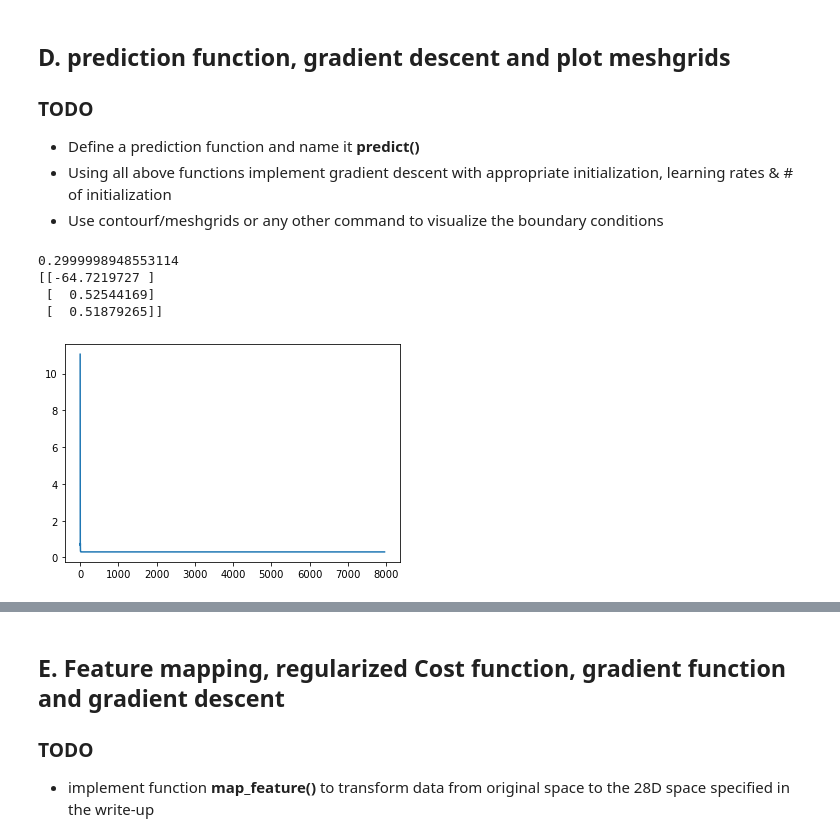
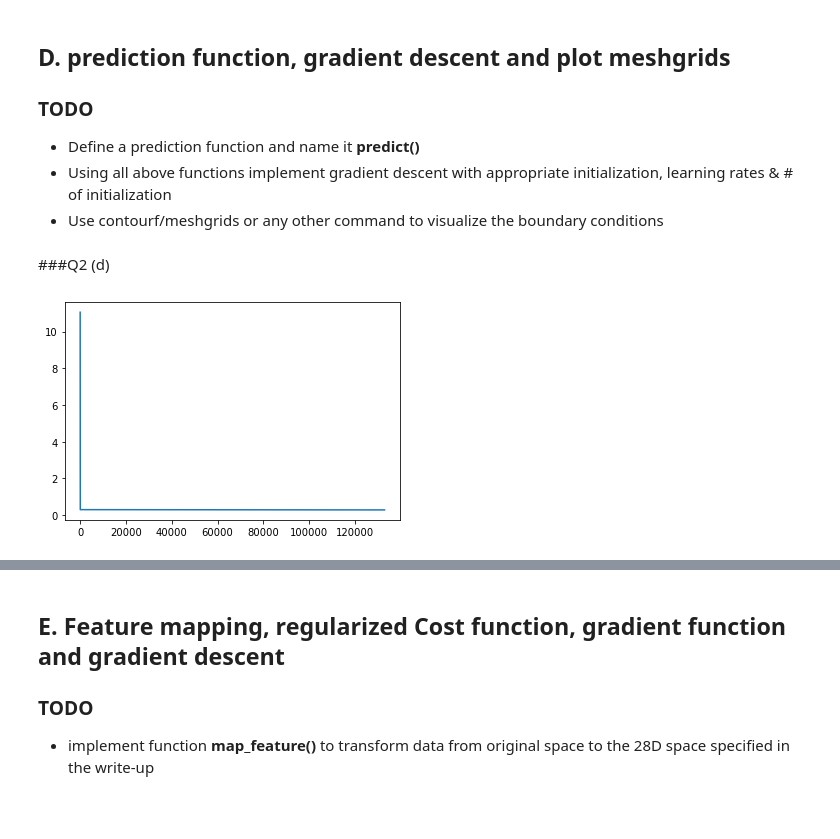
Before and after one commit to linjiw/787, a Jupyter notebook: hw3/q2___3.ipynb, the cells around one changed output, grey strips where cells are left out. Cells and saved outputs as stored; diff of their text form; code cells hidden in the pictures; blank space fills up the shorter version.

```diff
--- a/hw3/q2___3.ipynb
+++ b/hw3/q2___3.ipynb
@@ -95,56 +109,48 @@ def gradient(X,w,Y):
 - Define a prediction function and name it **predict()**
 - Using all above functions implement gradient descent with appropriate initialization, learning rates & # of initialization
 - Use contourf/meshgrids or any other command to visualize the boundary conditions
+# %% [markdown]
+###Q2 (d)
 # %%
 #Define prediction function
 def predict(w,X):
+    # print(f"{w.shape} {X.shape}")
     vector = X@w
     p = sigmoid(vector)
     pred = np.empty(vector.shape)
-    # pos0 = np.argwhere(p >0.5)
-    # pos1 = np.argwhere(p<=0.5)
+
     pred[p>0.5] =1
     pred[p<=0.5] = 0
-    # print(p[0]>0.5)
-    # print(f"len pos0 {len(pos0)}")
-    # pred[pos0] = 1
-    # pred[pos1] = 0
+
     return np.hstack((p, pred))
+def plotloss(losslst):
+    plt.plot(np.arange(len(losslst)), losslst)
+    plt.show()
+
+def train(X,Y,step=0.1,iter=1e6,threshold=1e-8,e=1e-8):
+    new_X = np.ones((X.shape[0],X.shape[1]+1))
+    new_X[:,1:] = X
+    error  = 1e5
+    count = 0
+    prev = 0
+    J_lst = []
+    w = np.array([[-65],[0],[0]],dtype=float)
+    while error > threshold and count<iter:
+        J = loss(new_X,w,Y1,e)
+        G = gradient(new_X,w,Y1)
+        w -= step*G
+        error = np.abs(J-prev)
+        prev = J
+        J_lst.append(J)
+        count+=1
+    plotloss(J_lst)
+
+    return w
 
 
-one_arr = np.ones((X1.shape[0],X1.shape[1]+1))
-one_arr[:,1:] = X1
-
-step = 0.01
-iter = 1000
-J_lst = []
-e = 1e-8
-J = 100
-w = np.array([[-65],[0],[0]],dtype=float)
-error  = 1e5
-prev = 0
-while error >1e-4 or J>0.3:
-    # y = np.random.random()
-    J = loss(one_arr,w,Y1_reshape,e)
-    G = gradient(one_arr,w,Y1_reshape)
-    # print(f"W.shape G.shape {w.shape} {G.shape}")
-    # print()
-    w -= step*G
-    error = np.abs(J-prev)
-    # print(f"loss {J} error = {error}")
-    prev = J
-# print(w)
-    J_lst.append(J)
-print(J)
-print(w)
-plt.plot(np.arange(len(J_lst)), J_lst)
-plt.show()
 
 
-#Call prediction function and Plot meshgrid to visualize
+
+w = train(X1,Y1,step=0.01,iter=1e6,threshold=1e-8,e=1e-8)
 # %% [output]
-0.2999998948553114
-[[-64.7219727 ]
- [  0.52544169]
- [  0.51879265]]
-[figure, old version]
+[figure, new version]
```
Also changed, not shown: parts of 19 cells of this notebook, 2 other files.
